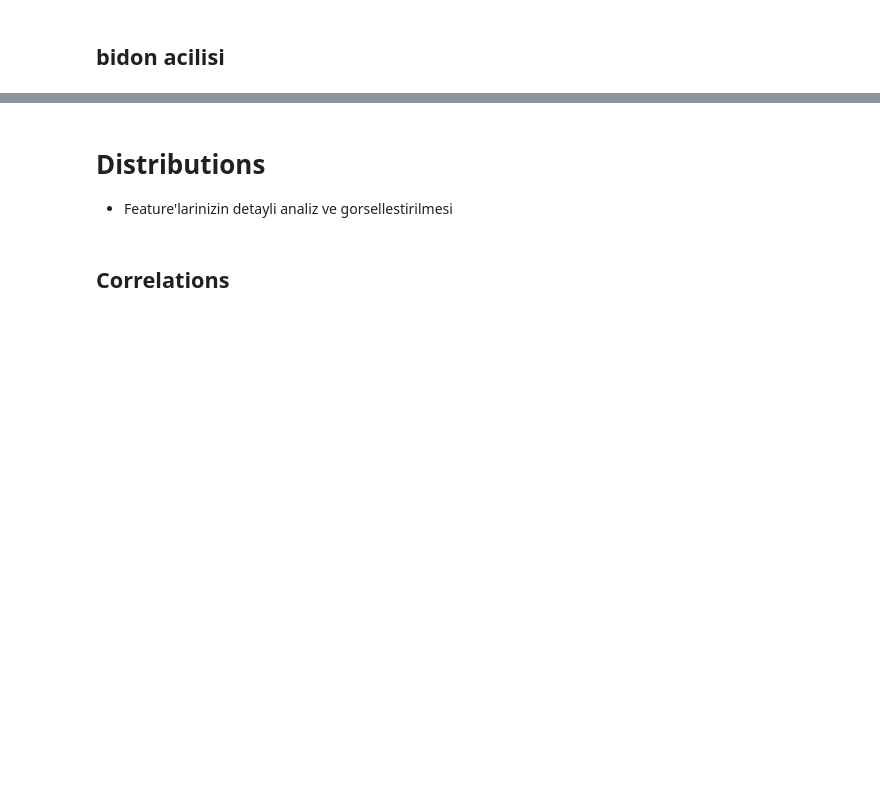
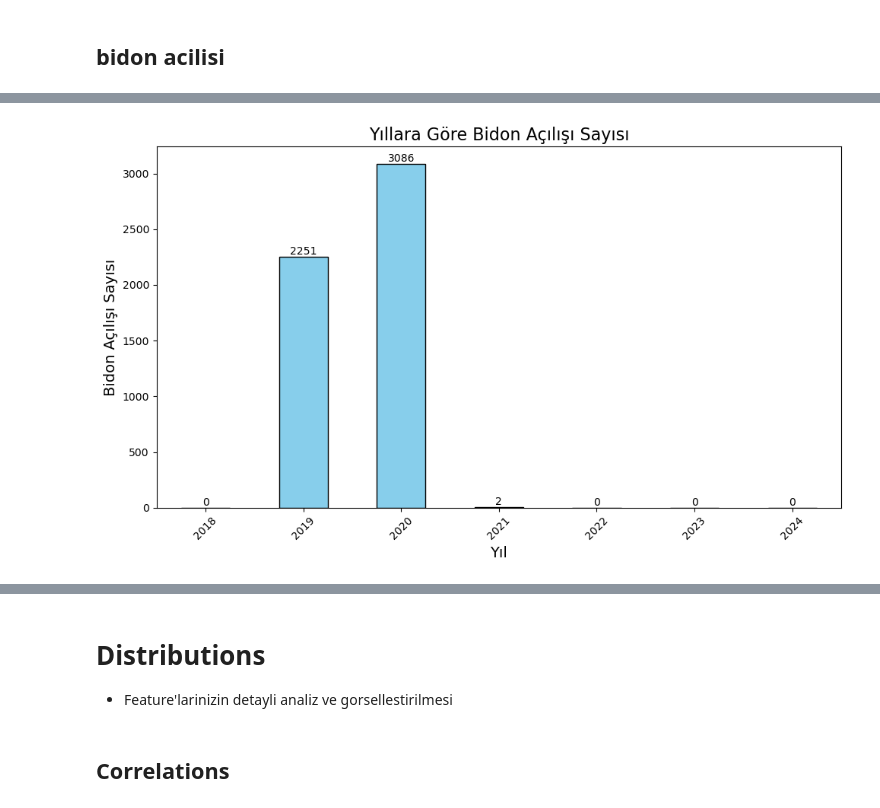
Before and after one commit to Duygu-Jones/LLM_Playground, a Jupyter notebook: 01_EDA/KATEGORILER/04_Kartus/Seyda/SEYDA_NOTEBOOK.ipynb, the cells around one changed output, grey strips where cells are left out. Cells and saved outputs as stored; diff of their text form; code cells hidden in the pictures; blank space fills up the shorter version.

```diff
--- a/01_EDA/KATEGORILER/04_Kartus/Seyda/SEYDA_NOTEBOOK.ipynb
+++ b/01_EDA/KATEGORILER/04_Kartus/Seyda/SEYDA_NOTEBOOK.ipynb
@@ -625,0 +745,29 @@ plt.show()'''
+# %%
+# 1. Adım: siparis_tarihi sütunundan yılı elde edin
+df_kartus['yil'] = df_kartus['siparis_tarihi'].dt.year
+
+# 2. Adım: Yıla göre gruplayarak bidon_acilisi değerlerinin toplamını hesaplayın
+# Burada bidon_acilisi sütununun sayısal değerler içerdiği varsayılmıştır
+bidon_acilisi_counts_by_year = df_kartus.groupby('yil')['bidon_acilisi'].count()
+
+# 3. Adım: Çubuk grafikte görselleştirme
+plt.figure(figsize=(10, 6))
+ax = bidon_acilisi_counts_by_year.plot(kind='bar', color='skyblue', edgecolor='black')
+plt.title('Yıllara Göre Bidon Açılışı Sayısı', fontsize=16)
+plt.xlabel('Yıl', fontsize=14)
+plt.ylabel("Bidon Açılışı Sayısı", fontsize=14)
+plt.xticks(rotation=45)
+
+# Her çubuğun üzerine değer ekleme
+for bar in ax.patches:
+    # Bar'ın yüksekliğini al
+    height = bar.get_height()
+    # Bar'ın üzerinde bir metin ekle
+    ax.text(bar.get_x() + bar.get_width() / 2, height,
+            f'{height:.0f}',  # Değeri formatlayarak yaz
+            ha='center', va='bottom', fontsize=10, color='black')
+
+plt.tight_layout()
+plt.show()
+# %% [output]
+[figure, added]
```
Also changed, not shown: parts of 23 cells of this notebook.
